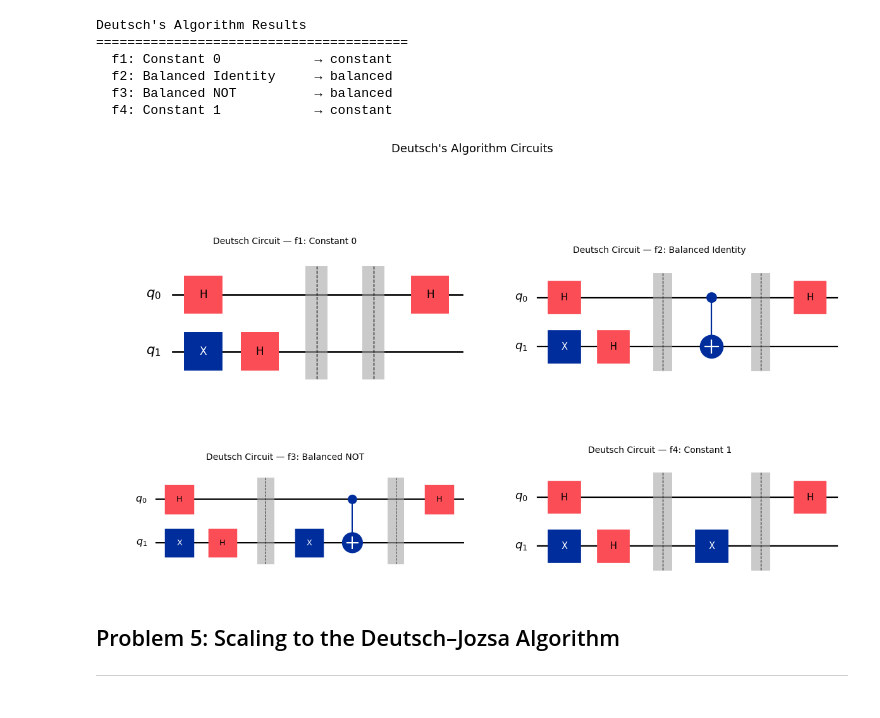
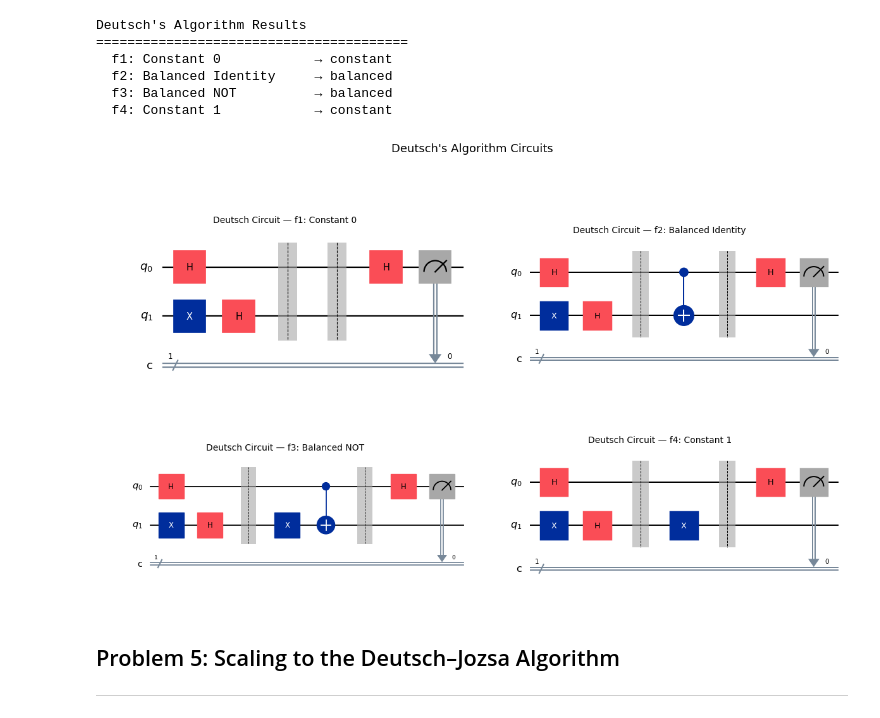
Before and after one commit to CianDickerHughes/EMERGING-TECHNOLOGIES-2026, a Jupyter notebook: problems.ipynb, the cells around one changed output. Cells and saved outputs as stored; diff of their text form; code cells hidden in the pictures.

Commit message:
added a classical register for problem 4

```diff
--- a/problems.ipynb
+++ b/problems.ipynb
@@ -528,8 +528,8 @@ def deutsch_algorithm(oracle):
     Returns:
         string: "constant" or "balanced"
     """
-    # Step 1: Create circuit with 2 qubits
-    qc = QuantumCircuit(2)
+    # Step 1: Create circuit with 2 qubits and 1 classical bit
+    qc = QuantumCircuit(2, 1)
 
     # Step 2: Initialise auxiliary qubit (qubit 1) to |1⟩
     qc.x(1)
@@ -544,8 +544,13 @@ def deutsch_algorithm(oracle):
     # Step 5: Apply Hadamard to the input qubit (qubit 0)
     qc.h(0)
 
-    # Step 6: Evaluate using statevector
-    sv = Statevector.from_label('00').evolve(qc)
+    # Step 6: Measure qubit 0 into the classical bit
+    qc.measure(0, 0)
+
+    # Step 7: Evaluate using statevector (simulate up to measurement)
+    # Remove measurement for statevector simulation
+    qc_no_meas = qc.remove_final_measurements(inplace=False)
+    sv = Statevector.from_label('00').evolve(qc_no_meas)
     probs = sv.probabilities([0])  # probabilities for qubit 0
 
     # If probability of measuring |0⟩ on qubit 0 is ~1 → constant
@@ -556,16 +561,9 @@ def deutsch_algorithm(oracle):
         return "balanced"
 # %%
 # Run Deutsch's algorithm on each oracle
-oracles_test = [
-    (oracle_f1(), "f1: Constant 0"),
-    (oracle_f2(), "f2: Balanced Identity"),
-    (oracle_f3(), "f3: Balanced NOT"),
-    (oracle_f4(), "f4: Constant 1"),
-]
-
 print("Deutsch's Algorithm Results")
 print("=" * 40)
-for oracle, name in oracles_test:
+for oracle, name in oracles:
     result = deutsch_algorithm(oracle)
     print(f"  {name:<25} → {result}")
 # %% [output]
@@ -578,26 +576,27 @@ Deutsch's Algorithm Results
 # %%
 # Build and display the full Deutsch circuit for each oracle
 fig, axes = plt.subplots(2, 2, figsize=(12, 8))
 
-for ax, (oracle, name) in zip(axes.flat, oracles_test):
-    # Build the full Deutsch circuit
-    qc = QuantumCircuit(2)
+for ax, (oracle, name) in zip(axes.flat, oracles):
+    # Build the full Deutsch circuit with classical register
+    qc = QuantumCircuit(2, 1)
     qc.x(1)
     qc.h(0)
     qc.h(1)
     qc.barrier()
     qc.compose(oracle, inplace=True)
     qc.barrier()
     qc.h(0)
+    qc.measure(0, 0)
 
     qc.draw('mpl', ax=ax)
     ax.set_title(f"Deutsch Circuit — {name}", fontsize=10)
 
 plt.suptitle("Deutsch's Algorithm Circuits", fontsize=13, y=1.02)
 plt.tight_layout()
 plt.show()
 # %% [output]
-[figure, old version]
+[figure, new version]
 # %% [markdown]
 ## Problem 5: Scaling to the Deutsch–Jozsa Algorithm
 <a id="problem5"></a>
```
Also changed, not shown: parts of 1 cell of this notebook.
